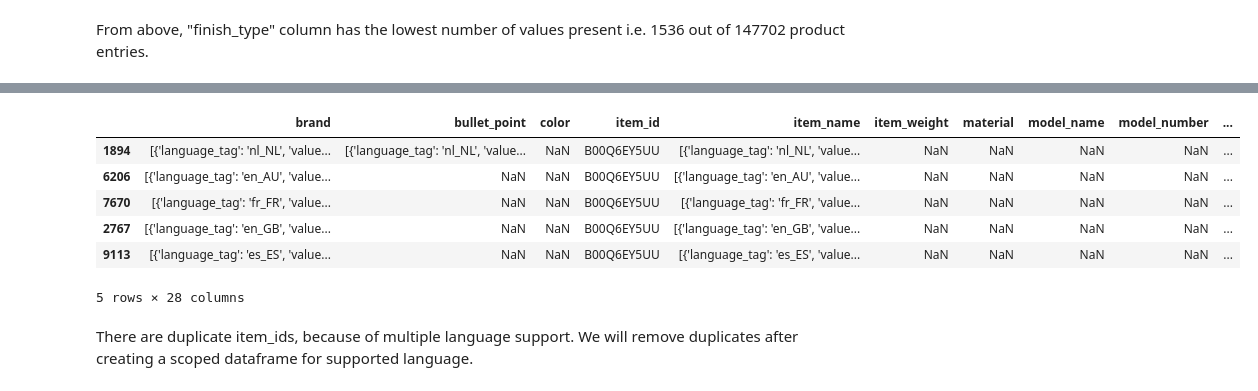
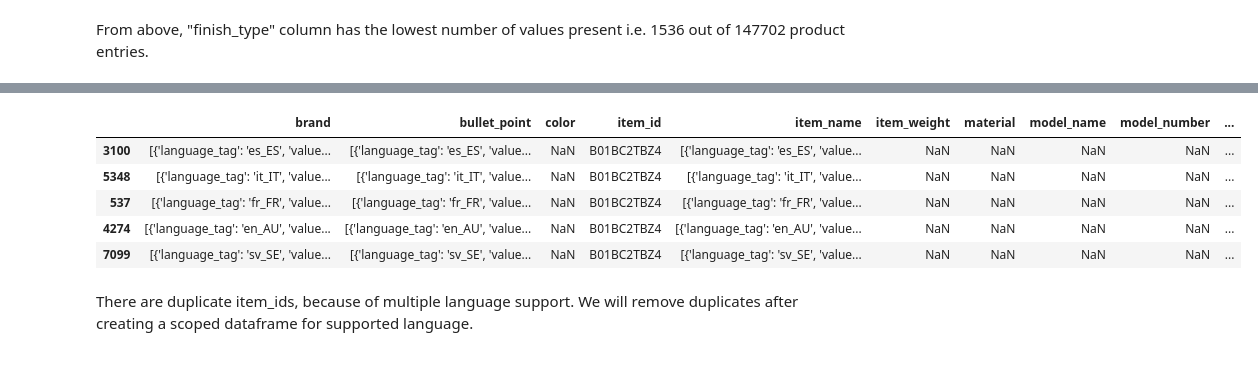
Before and after one commit to umeshrawat/shopAssist, a Jupyter notebook: notebooks/EDA.ipynb, the cells around one changed output, grey strips where cells are left out. Drawn from its saved outputs; the diff is of its cells as text; code cells hidden in the pictures.

```diff
--- a/notebooks/EDA.ipynb
+++ b/notebooks/EDA.ipynb
@@ -88,14 +88,13 @@ B07WP4KDJX    2
 Name: count, Length: 1932, dtype: int64
 # %%
-full_metadata.loc[full_metadata['item_id'] == 'B00Q6EY5UU']
+full_metadata.loc[full_metadata['item_id'] == 'B01BC2TBZ4']
 # %% [output]
 |  | brand | bullet_point | color | item_id | item_name | item_weight | material | model_name | model_number | ... |
-| 1894 | [{'language_tag': 'nl_NL', 'value... | [{'language_tag': 'nl_NL', 'value... | NaN | B00Q6EY5UU | [{'language_tag': 'nl_NL', 'value... | NaN | NaN | NaN | NaN | ... |
-| 6206 | [{'language_tag': 'en_AU', 'value... | NaN | NaN | B00Q6EY5UU | [{'language_tag': 'en_AU', 'value... | NaN | NaN | NaN | NaN | ... |
-| 7670 | [{'language_tag': 'fr_FR', 'value... | NaN | NaN | B00Q6EY5UU | [{'language_tag': 'fr_FR', 'value... | NaN | NaN | NaN | NaN | ... |
-| 2767 | [{'language_tag': 'en_GB', 'value... | NaN | NaN | B00Q6EY5UU | [{'language_tag': 'en_GB', 'value... | NaN | NaN | NaN | NaN | ... |
-| 9113 | [{'language_tag': 'es_ES', 'value... | NaN | NaN | B00Q6EY5UU | [{'language_tag': 'es_ES', 'value... | NaN | NaN | NaN | NaN | ... |
+| 3100 | [{'language_tag': 'es_ES', 'value... | [{'language_tag': 'es_ES', 'value... | NaN | B01BC2TBZ4 | [{'language_tag': 'es_ES', 'value... | NaN | NaN | NaN | NaN | ... |
+| 5348 | [{'language_tag': 'it_IT', 'value... | [{'language_tag': 'it_IT', 'value... | NaN | B01BC2TBZ4 | [{'language_tag': 'it_IT', 'value... | NaN | NaN | NaN | NaN | ... |
+| 537 | [{'language_tag': 'fr_FR', 'value... | [{'language_tag': 'fr_FR', 'value... | NaN | B01BC2TBZ4 | [{'language_tag': 'fr_FR', 'value... | NaN | NaN | NaN | NaN | ... |
+| 4274 | [{'language_tag': 'en_AU', 'value... | [{'language_tag': 'en_AU', 'value... | NaN | B01BC2TBZ4 | [{'language_tag': 'en_AU', 'value... | NaN | NaN | NaN | NaN | ... |
+| 7099 | [{'language_tag': 'sv_SE', 'value... | [{'language_tag': 'sv_SE', 'value... | NaN | B01BC2TBZ4 | [{'language_tag': 'sv_SE', 'value... | NaN | NaN | NaN | NaN | ... |
-5 rows × 28 columns
 # %% [markdown]
 There are duplicate item_ids, because of multiple language support. We will remove duplicates after creating
 a scoped dataframe for supported language.
```
Also changed, not shown: parts of 13 cells of this notebook.
